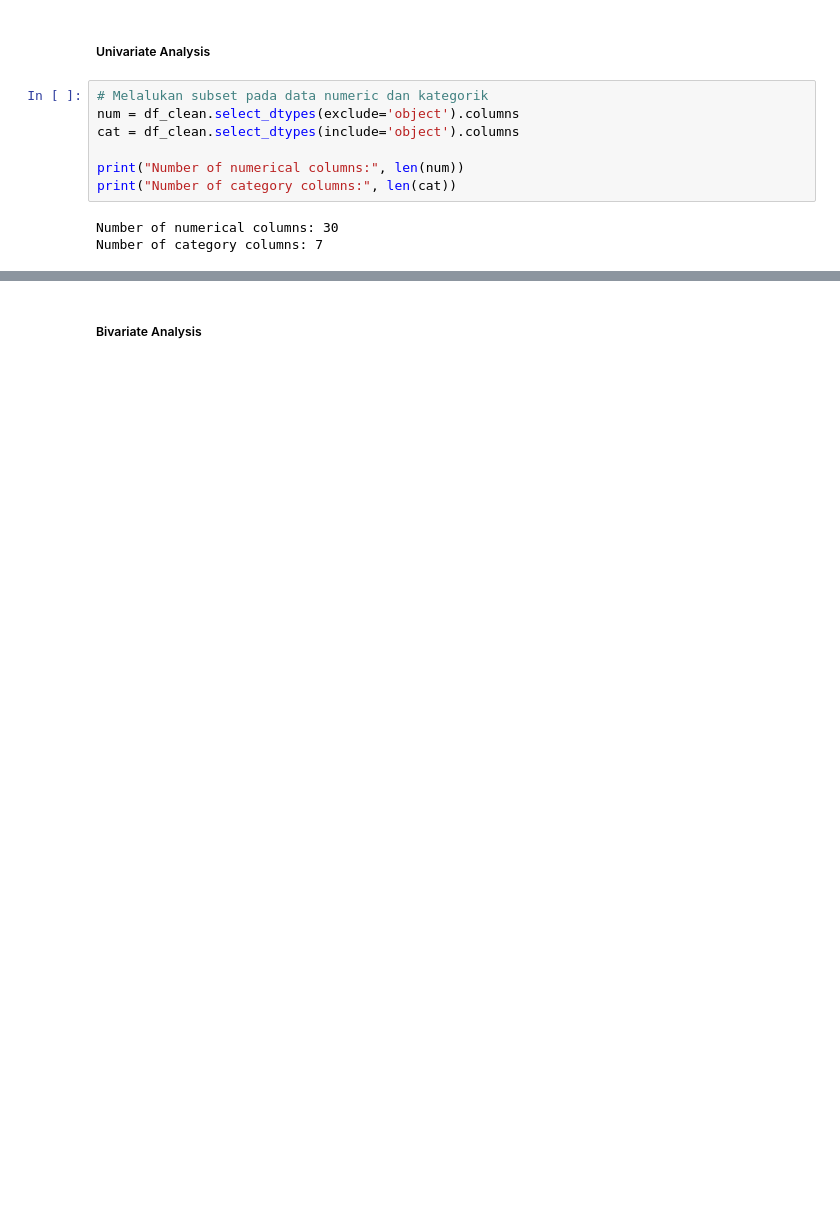
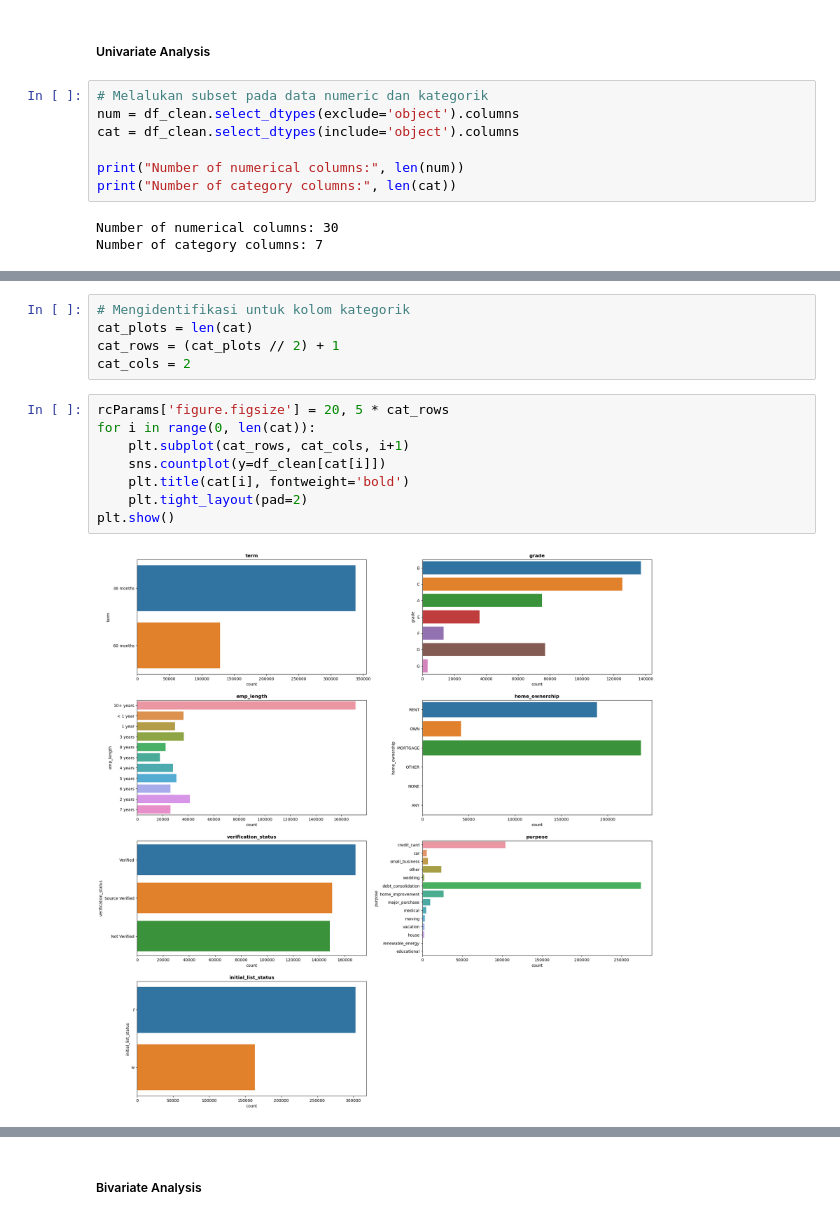
Before and after one commit to HafiizhTH/credit-risk-prediction, a Jupyter notebook: Model.ipynb, the cells around one changed output, grey strips where cells are left out. Cells and saved outputs as stored; diff of their text form; blank space fills up the shorter version.

```diff
--- a/Model.ipynb
+++ b/Model.ipynb
@@ -463,0 +512,15 @@ Deskripsi:
+# %%
+# Mengidentifikasi untuk kolom kategorik
+cat_plots = len(cat)
+cat_rows = (cat_plots // 2) + 1
+cat_cols = 2
+# %%
+rcParams['figure.figsize'] = 20, 5 * cat_rows
+for i in range(0, len(cat)):
+    plt.subplot(cat_rows, cat_cols, i+1)
+    sns.countplot(y=df_clean[cat[i]])
+    plt.title(cat[i], fontweight='bold')
+    plt.tight_layout(pad=2)
+plt.show()
+# %% [output]
+[figure, added]
```
Also changed, not shown: parts of 39 cells of this notebook.
